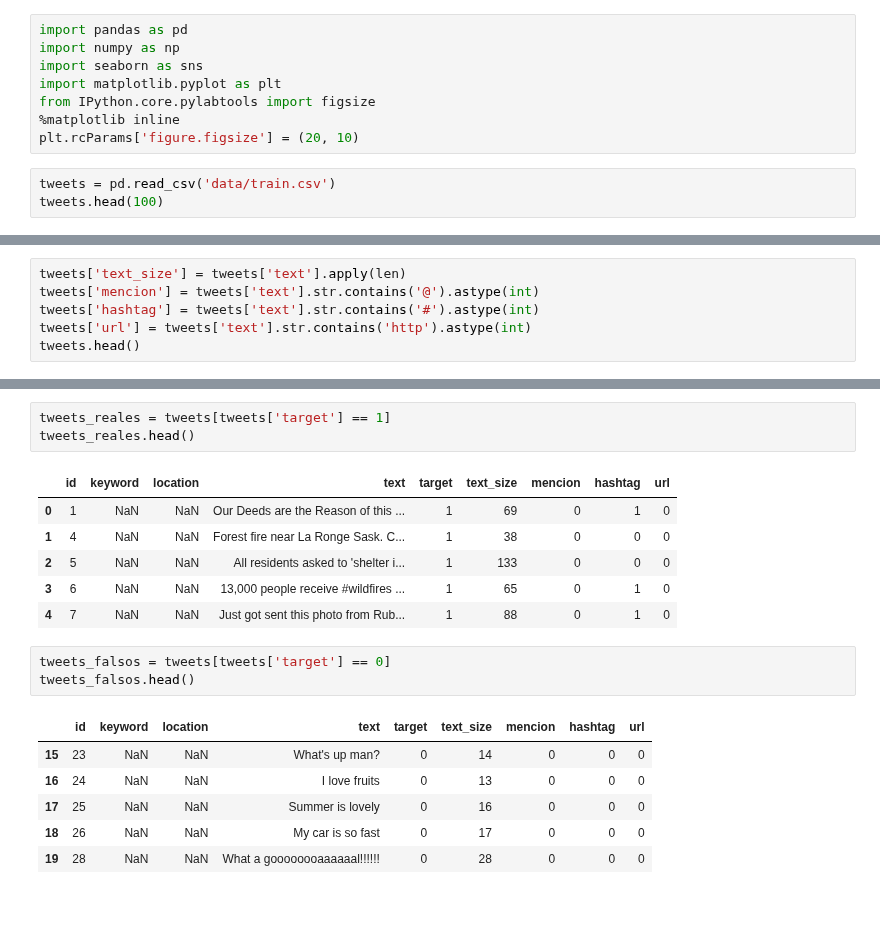
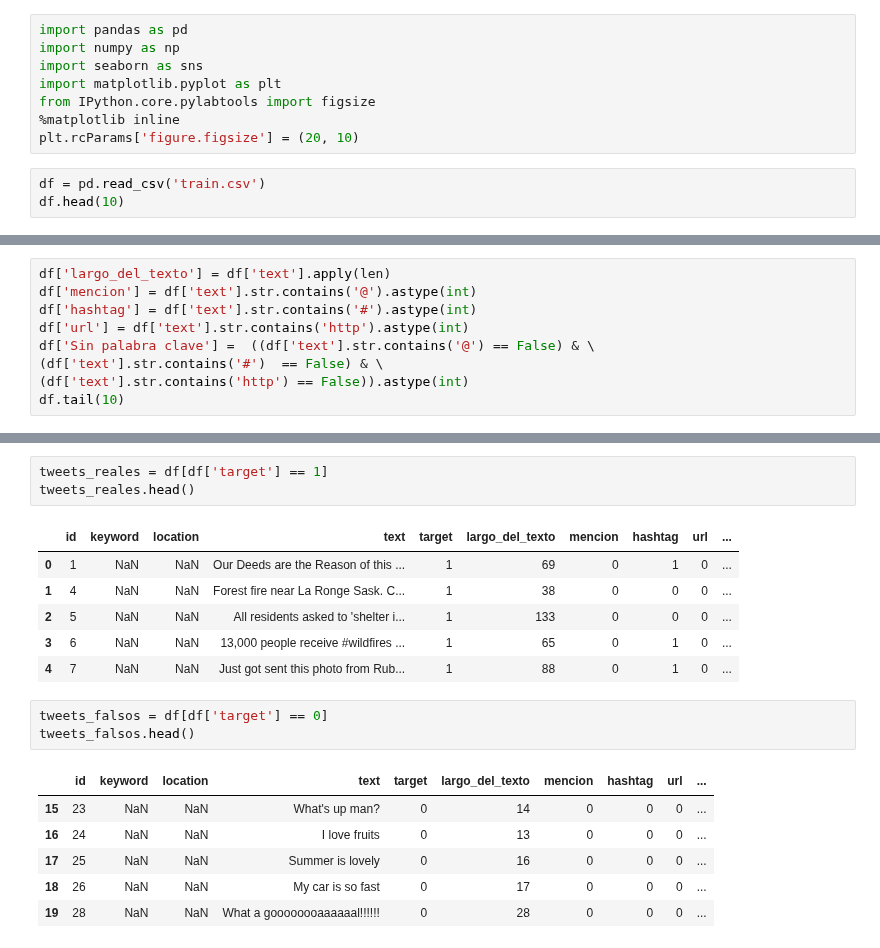
Before and after one commit to delpinor/datos7506, a Jupyter notebook: TP1 - Contenido de los Tweets.ipynb, the cells around one changed output, grey strips where cells are left out. Drawn from its saved outputs; the diff is of its cells as text; blank space fills up the shorter version.

```diff
--- a/TP1 - Contenido de los Tweets.ipynb
+++ b/TP1 - Contenido de los Tweets.ipynb
@@ -7,8 +7,8 @@ from IPython.core.pylabtools import figsize
 %matplotlib inline
 plt.rcParams['figure.figsize'] = (20, 10)
 # %%
-tweets = pd.read_csv('data/train.csv')
-tweets.head(100)
+df = pd.read_csv('train.csv')
+df.head(10)
 # %% [output]
 |  | id | keyword | location | text | target |
 | 0 | 1 | NaN | NaN | Our Deeds are the Reason of this ... | 1 |
@@ -32,9 +30,12 @@ plt.show(grafico)
 # %% [output]
 [figure]
 # %%
-tweets['text_size'] = tweets['text'].apply(len)
-tweets['mencion'] = tweets['text'].str.contains('@').astype(int)
-tweets['hashtag'] = tweets['text'].str.contains('#').astype(int)
-tweets['url'] = tweets['text'].str.contains('http').astype(int)
-tweets.head()
+df['largo_del_texto'] = df['text'].apply(len)
+df['mencion'] = df['text'].str.contains('@').astype(int)
+df['hashtag'] = df['text'].str.contains('#').astype(int)
+df['url'] = df['text'].str.contains('http').astype(int)
+df['Sin palabra clave'] =  ((df['text'].str.contains('@') == False) & \
+(df['text'].str.contains('#')  == False) & \
+(df['text'].str.contains('http') == False)).astype(int)
+df.tail(10)
 # %% [output]
@@ -66,20 +83,20 @@ Text(0, 0.5, 'Porcentaje(%)')
 # %%
-tweets_reales = tweets[tweets['target'] == 1]
+tweets_reales = df[df['target'] == 1]
 tweets_reales.head()
 # %% [output]
-|  | id | keyword | location | text | target | text_size | mencion | hashtag | url |
-| 0 | 1 | NaN | NaN | Our Deeds are the Reason of this ... | 1 | 69 | 0 | 1 | 0 |
-| 1 | 4 | NaN | NaN | Forest fire near La Ronge Sask. C... | 1 | 38 | 0 | 0 | 0 |
-| 2 | 5 | NaN | NaN | All residents asked to 'shelter i... | 1 | 133 | 0 | 0 | 0 |
-| 3 | 6 | NaN | NaN | 13,000 people receive #wildfires ... | 1 | 65 | 0 | 1 | 0 |
-| 4 | 7 | NaN | NaN | Just got sent this photo from Rub... | 1 | 88 | 0 | 1 | 0 |
+|  | id | keyword | location | text | target | largo_del_texto | mencion | hashtag | url | ... |
+| 0 | 1 | NaN | NaN | Our Deeds are the Reason of this ... | 1 | 69 | 0 | 1 | 0 | ... |
+| 1 | 4 | NaN | NaN | Forest fire near La Ronge Sask. C... | 1 | 38 | 0 | 0 | 0 | ... |
+| 2 | 5 | NaN | NaN | All residents asked to 'shelter i... | 1 | 133 | 0 | 0 | 0 | ... |
+| 3 | 6 | NaN | NaN | 13,000 people receive #wildfires ... | 1 | 65 | 0 | 1 | 0 | ... |
+| 4 | 7 | NaN | NaN | Just got sent this photo from Rub... | 1 | 88 | 0 | 1 | 0 | ... |
 # %%
-tweets_falsos = tweets[tweets['target'] == 0]
+tweets_falsos = df[df['target'] == 0]
 tweets_falsos.head()
 # %% [output]
-|  | id | keyword | location | text | target | text_size | mencion | hashtag | url |
-| 15 | 23 | NaN | NaN | What's up man? | 0 | 14 | 0 | 0 | 0 |
-| 16 | 24 | NaN | NaN | I love fruits | 0 | 13 | 0 | 0 | 0 |
-| 17 | 25 | NaN | NaN | Summer is lovely | 0 | 16 | 0 | 0 | 0 |
-| 18 | 26 | NaN | NaN | My car is so fast | 0 | 17 | 0 | 0 | 0 |
-| 19 | 28 | NaN | NaN | What a goooooooaaaaaal!!!!!! | 0 | 28 | 0 | 0 | 0 |
+|  | id | keyword | location | text | target | largo_del_texto | mencion | hashtag | url | ... |
+| 15 | 23 | NaN | NaN | What's up man? | 0 | 14 | 0 | 0 | 0 | ... |
+| 16 | 24 | NaN | NaN | I love fruits | 0 | 13 | 0 | 0 | 0 | ... |
+| 17 | 25 | NaN | NaN | Summer is lovely | 0 | 16 | 0 | 0 | 0 | ... |
+| 18 | 26 | NaN | NaN | My car is so fast | 0 | 17 | 0 | 0 | 0 | ... |
+| 19 | 28 | NaN | NaN | What a goooooooaaaaaal!!!!!! | 0 | 28 | 0 | 0 | 0 | ... |
```
Also changed, not shown: parts of 7 cells of this notebook, 1 other file.
